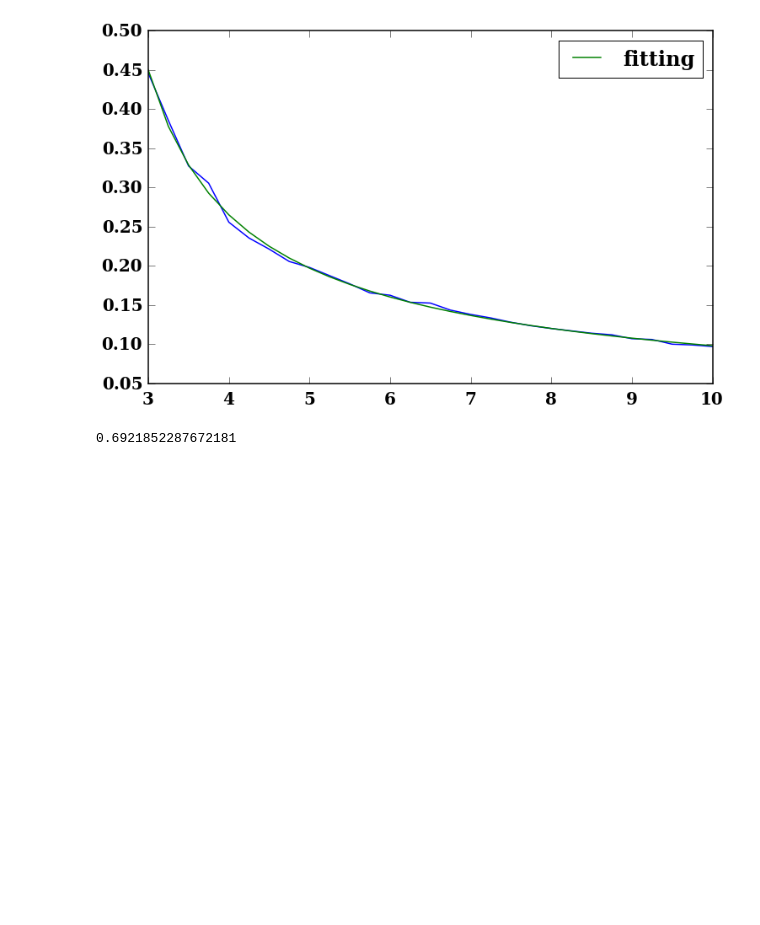
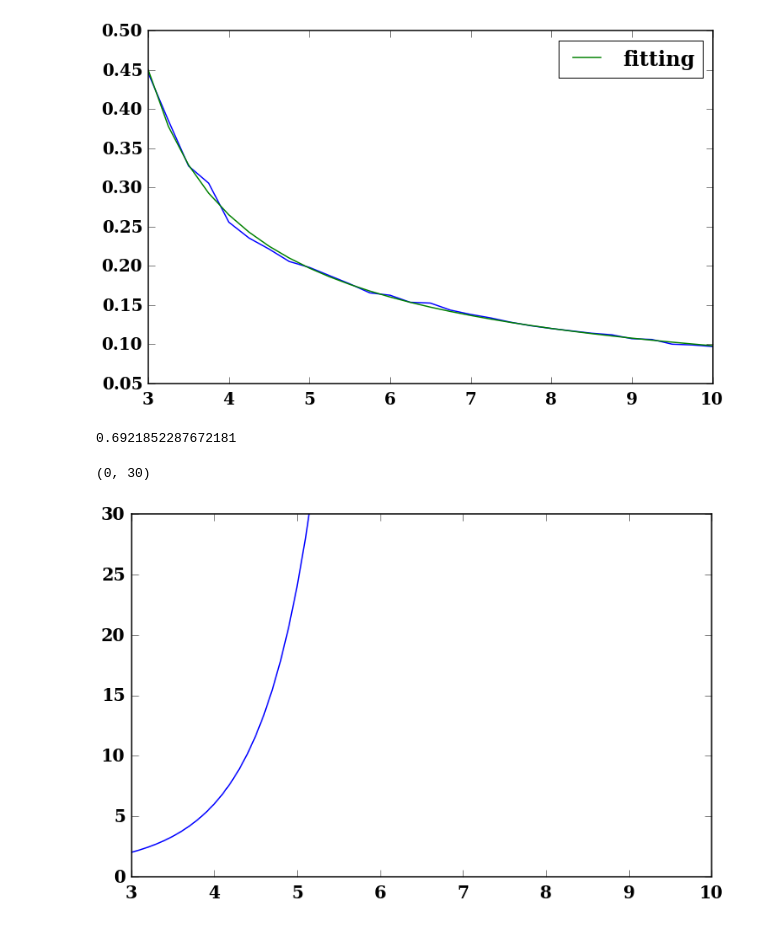
Before and after one commit to ZhaoweiZ/kappa_summer, a Jupyter notebook: finding_fitting_formula_to_kappa_2.ipynb, the cells around one changed output. Saved outputs shown, nothing was run; the diff lists cells and outputs as text; code cells hidden in the pictures; blank space fills up the shorter version.

```diff
--- a/finding_fitting_formula_to_kappa_2.ipynb
+++ b/finding_fitting_formula_to_kappa_2.ipynb
@@ -505,3 +526,14 @@ pl.show()
 1./1.4447
 # %% [output]
 0.6921852287672181
+# %%
+x = np.arange(3, 10, 0.1)
+
+y = special.gamma(x)
+
+pl.plot(x, y)
+
+pl.ylim([0,30])
+# %% [output]
+(0, 30)
+[figure, added]
```
Also changed, not shown: parts of 2 cells of this notebook, 1 other file.
